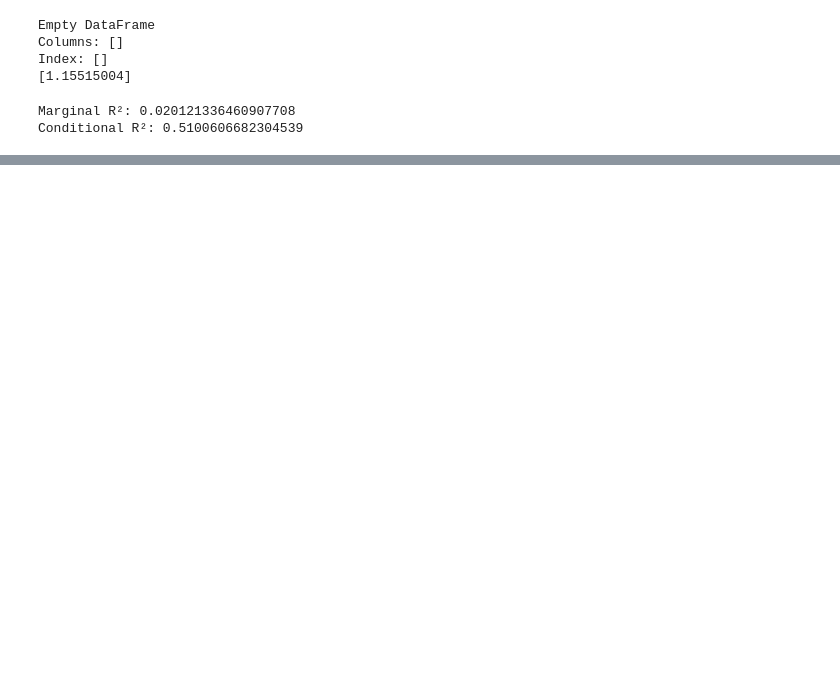
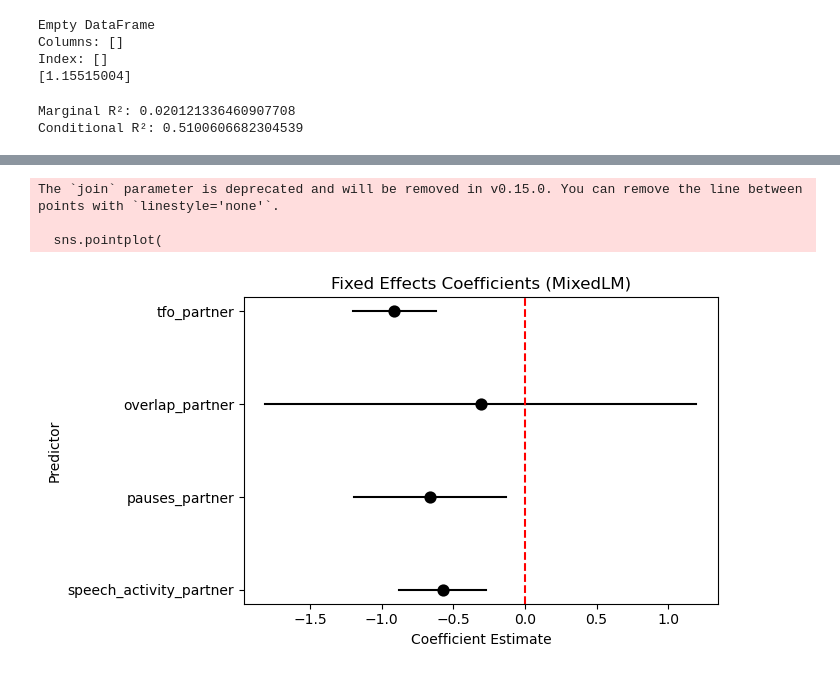
Before and after one commit to anamtzbarbosa/CANDOR_enjoyment, a Jupyter notebook: H5 LMM/Mixed Model.ipynb, the cells around one changed output, grey strips where cells are left out. Drawn from its saved outputs; the diff is of its cells as text; code cells hidden in the pictures; blank space fills up the shorter version.

```diff
--- a/H5 LMM/Mixed Model.ipynb
+++ b/H5 LMM/Mixed Model.ipynb
@@ -141,0 +188,42 @@ print(result.summary())"""
+# %%
+coefs = result.params
+conf = result.conf_int()
+conf.columns = ['lower', 'upper']
+
+# Keep only fixed effects (exclude random effects)
+fixed = coefs.index[coefs.index.str.contains('tfo') |
+                    coefs.index.str.contains('overlap') |
+                    coefs.index.str.contains('pauses') |
+                    coefs.index.str.contains('speech')]
+
+df_plot = pd.DataFrame({
+    'coef': coefs[fixed],
+    'lower': conf.loc[fixed, 'lower'],
+    'upper': conf.loc[fixed, 'upper']
+})
+
+
+plt.figure(figsize=(7, 4))
+sns.pointplot(
+    x='coef',
+    y=df_plot.index,
+    data=df_plot,
+    join=False,
+    color='black'
+)
+
+# Add CI lines
+for i, row in df_plot.iterrows():
+    plt.plot([row['lower'], row['upper']], [i, i], color='black')
+
+plt.axvline(0, color='red', linestyle='--')
+plt.title("Fixed Effects Coefficients (MixedLM)")
+plt.xlabel("Coefficient Estimate")
+plt.ylabel("Predictor")
+plt.tight_layout()
+plt.show()
+# %% [output]
+The `join` parameter is deprecated and will be removed in v0.15.0. You can remove the line between points with `linestyle='none'`.
+
+  sns.pointplot(
+[figure, added]
```
Also changed, not shown: parts of 14 cells of this notebook.
